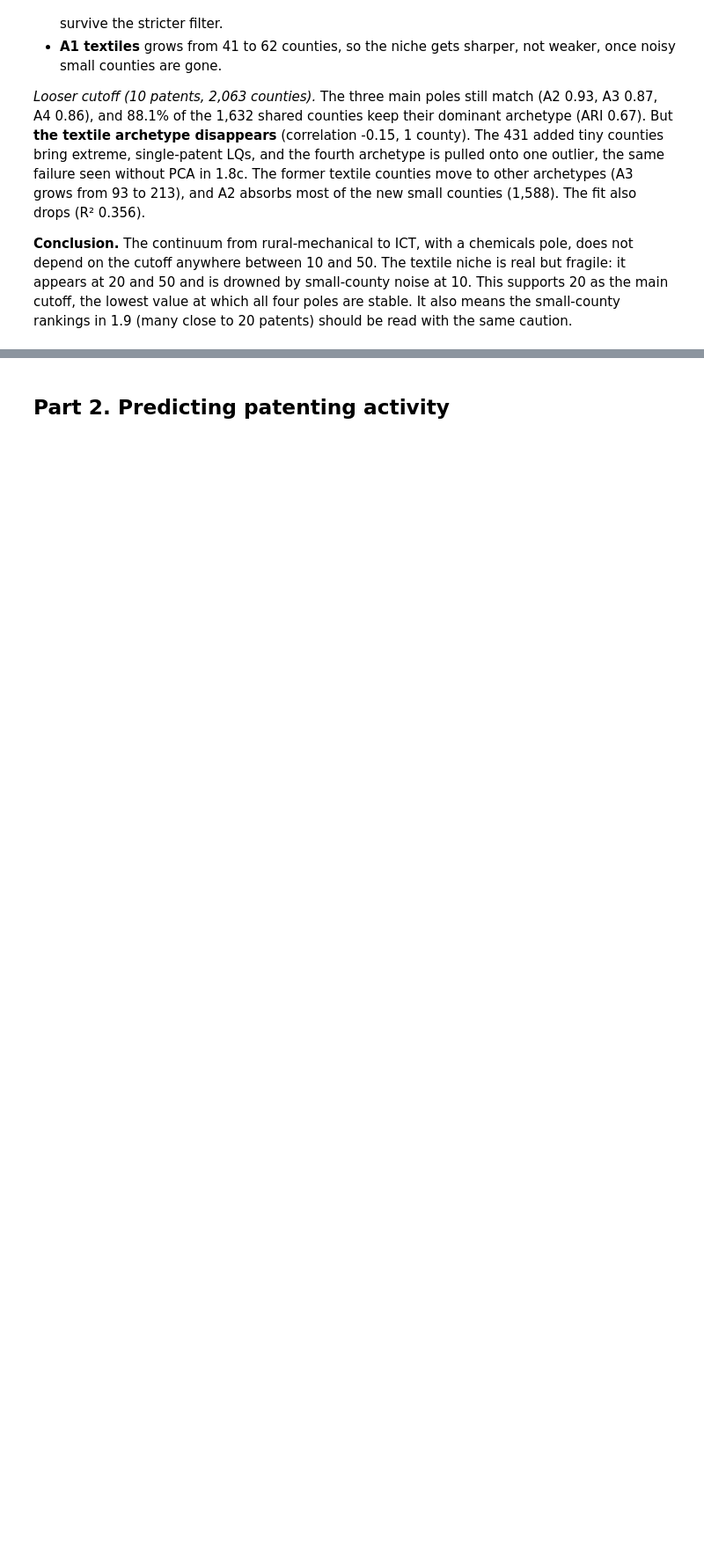
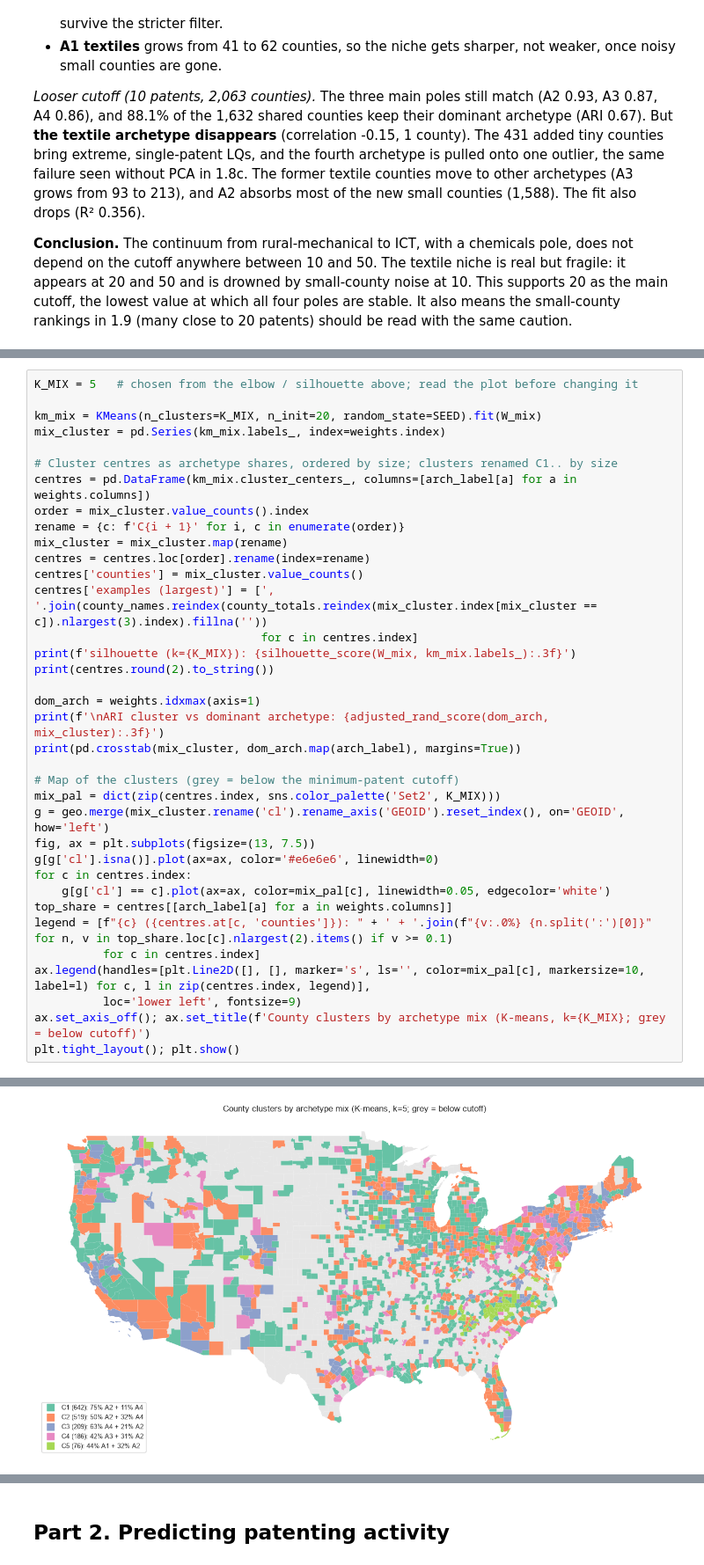
Before and after one commit to elganteDK/final_assignment_bds26_s1.1, a Jupyter notebook: f_a_bds26_v1.2.ipynb, the cells around one changed output, grey strips where cells are left out. Shown at 88% size. Saved outputs shown, nothing was run; the diff lists cells and outputs as text; blank space fills up the shorter version.

```diff
--- a/f_a_bds26_v1.2.ipynb
+++ b/f_a_bds26_v1.2.ipynb
@@ -702,0 +742,37 @@ The main-run archetypes are robust to the cutoff if (a) the matched profile corr
+# %%
+K_MIX = 5   # chosen from the elbow / silhouette above; read the plot before changing it
+
+km_mix = KMeans(n_clusters=K_MIX, n_init=20, random_state=SEED).fit(W_mix)
+mix_cluster = pd.Series(km_mix.labels_, index=weights.index)
+
+# Cluster centres as archetype shares, ordered by size; clusters renamed C1.. by size
+centres = pd.DataFrame(km_mix.cluster_centers_, columns=[arch_label[a] for a in weights.columns])
+order = mix_cluster.value_counts().index
+rename = {c: f'C{i + 1}' for i, c in enumerate(order)}
+mix_cluster = mix_cluster.map(rename)
+centres = centres.loc[order].rename(index=rename)
+centres['counties'] = mix_cluster.value_counts()
+centres['examples (largest)'] = [', '.join(county_names.reindex(county_totals.reindex(mix_cluster.index[mix_cluster == c]).nlargest(3).index).fillna(''))
+                                 for c in centres.index]
+print(f'silhouette (k={K_MIX}): {silhouette_score(W_mix, km_mix.labels_):.3f}')
+print(centres.round(2).to_string())
+
+dom_arch = weights.idxmax(axis=1)
+print(f'\nARI cluster vs dominant archetype: {adjusted_rand_score(dom_arch, mix_cluster):.3f}')
+print(pd.crosstab(mix_cluster, dom_arch.map(arch_label), margins=True))
+
+# Map of the clusters (grey = below the minimum-patent cutoff)
+mix_pal = dict(zip(centres.index, sns.color_palette('Set2', K_MIX)))
+g = geo.merge(mix_cluster.rename('cl').rename_axis('GEOID').reset_index(), on='GEOID', how='left')
+fig, ax = plt.subplots(figsize=(13, 7.5))
+g[g['cl'].isna()].plot(ax=ax, color='#e6e6e6', linewidth=0)
+for c in centres.index:
+    g[g['cl'] == c].plot(ax=ax, color=mix_pal[c], linewidth=0.05, edgecolor='white')
+top_share = centres[[arch_label[a] for a in weights.columns]]
+legend = [f"{c} ({centres.at[c, 'counties']}): " + ' + '.join(f"{v:.0%} {n.split(':')[0]}" for n, v in top_share.loc[c].nlargest(2).items() if v >= 0.1)
+          for c in centres.index]
+ax.legend(handles=[plt.Line2D([], [], marker='s', ls='', color=mix_pal[c], markersize=10, label=l) for c, l in zip(centres.index, legend)],
+          loc='lower left', fontsize=9)
+ax.set_axis_off(); ax.set_title(f'County clusters by archetype mix (K-means, k={K_MIX}; grey = below cutoff)')
+plt.tight_layout(); plt.show()
+# %% [output]
@@ -702,0 +796 @@ The main-run archetypes are robust to the cutoff if (a) the matched profile corr
+[figure, added]
```
Also changed, not shown: parts of 10 cells of this notebook, 2 other files.
